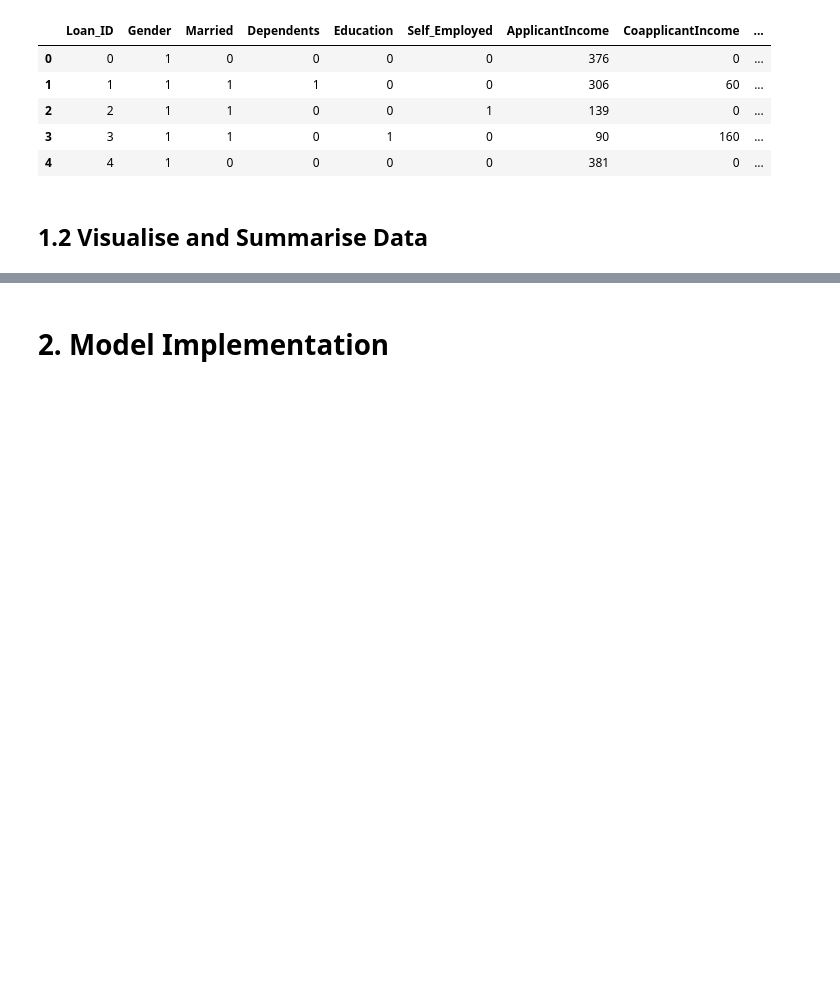
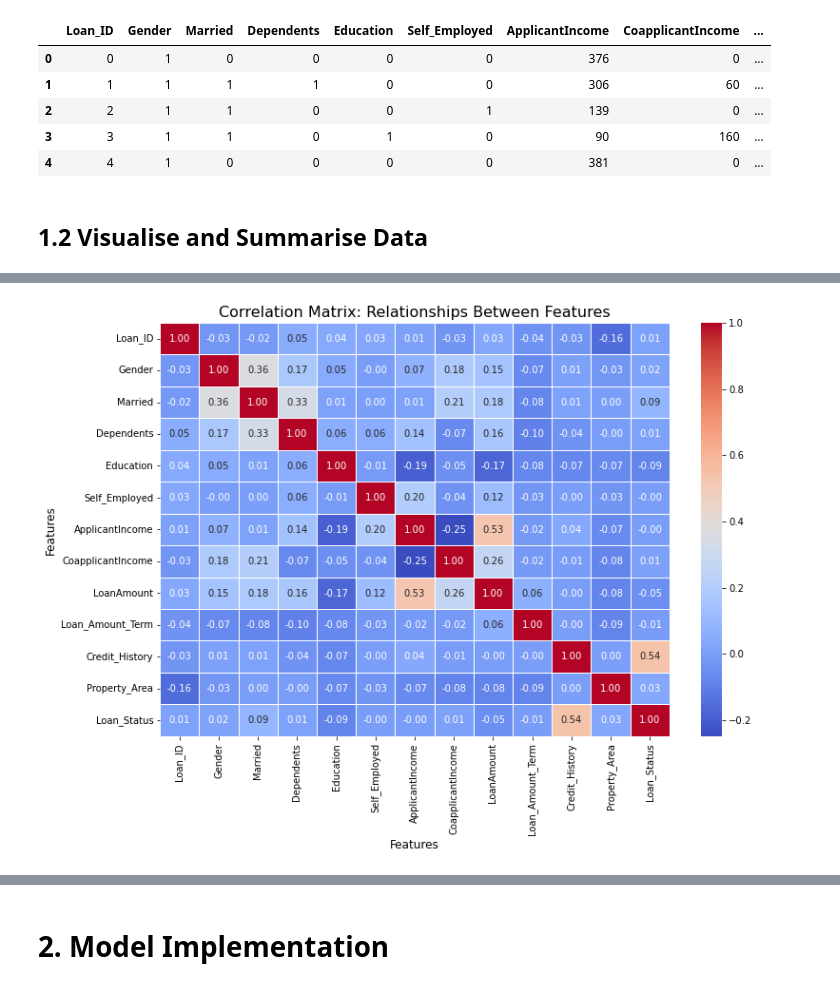
Before and after one commit to Bharanimaran/Msc_Dissertation_Project, a Jupyter notebook: Home_Loan_Sanction_Prediction_Project.ipynb, the cells around one changed output, grey strips where cells are left out. Saved outputs shown, nothing was run; the diff lists cells and outputs as text; code cells hidden in the pictures; blank space fills up the shorter version.

```diff
--- a/Home_Loan_Sanction_Prediction_Project.ipynb
+++ b/Home_Loan_Sanction_Prediction_Project.ipynb
@@ -211,0 +138,95 @@ plt.show()
+# %%
+# Correlation Matrix
+plt.figure(figsize=(12, 8))
+correlation_matrix = data.corr()
+sns.heatmap(correlation_matrix, annot=True, cmap="coolwarm", fmt=".2f", linewidths=0.5)
+plt.title("Correlation Matrix: Relationships Between Features", fontsize=16)
+plt.xlabel("Features", fontsize=12)
+plt.ylabel("Features", fontsize=12)
+plt.show()
+
+# Bar Plot: Education vs. Applicant Income
+education_income = data.groupby('Education')['ApplicantIncome'].mean()
+plt.figure(figsize=(8, 6))
+education_income.plot(kind='bar', color=['lightblue', 'skyblue'])
+plt.title("Education vs. Average Applicant Income", fontsize=16)
+plt.xlabel("Education (0 = Graduate, 1 = Not Graduate)", fontsize=12)
+plt.ylabel("Average Applicant Income ($)", fontsize=12)
+plt.xticks(rotation=0)
+for index, value in enumerate(education_income):
+    plt.text(index, value, f"${value:,.0f}", ha='center', va='bottom', fontsize=10)
+plt.show()
+
+# Bar Plot: Credit History vs. Loan Amount by Loan Status
+credit_history_loan_amount = data.groupby(['Credit_History', 'Loan_Status'])['LoanAmount'].mean().unstack()
+plt.figure(figsize=(12, 8))
+bars = credit_history_loan_amount.plot(kind='bar', color=['red', 'green'], width=0.6, edgecolor='black', figsize=(12, 8))
+plt.title("Credit History vs. Average Loan Amount by Loan Status", fontsize=16)
+plt.xlabel("Credit History (0 = Bad, 1 = Good)", fontsize=12)
+plt.ylabel("Average Loan Amount (£ Thousands)", fontsize=12)
+plt.xticks(ticks=[0, 1], labels=["Bad Credit History (0)", "Good Credit History (1)"], fontsize=12, rotation=0)
+for container in bars.containers:
+    bars.bar_label(container, fmt="£%.2f", fontsize=12, padding=3)
+plt.legend(
+    ["Not Approved", "Approved"],
+    title="Loan Status",
+    loc='upper center',
+    bbox_to_anchor=(0.5, -0.15),
+    ncol=2,
+    fontsize=12
+)
+plt.grid(axis='y', linestyle='--', alpha=0.6)
+plt.tight_layout()
+plt.show()
+
+# Bar Plot: Property Area vs. Applicant Income by Loan Status
+plt.figure(figsize=(10, 6))
+property_income = data.groupby(['Property_Area', 'Loan_Status'])['ApplicantIncome'].mean().unstack()
+property_income.plot(kind='bar', color=['lightcoral', 'lightgreen'], figsize=(10, 6), width=0.8)
+plt.title("Property Area vs. Average Applicant Income by Loan Status", fontsize=16)
+plt.xlabel("Property Area (0 = Rural, 1 = Semiurban, 2 = Urban)", fontsize=12)
+plt.ylabel("Average Applicant Income (£)", fontsize=12)
+plt.xticks(rotation=0)
+for container in plt.gca().containers:
+    plt.bar_label(container, fmt="£%.0f", fontsize=10)
+plt.legend(
+    ["Not Approved", "Approved"],
+    title="Loan Status",
+    loc='upper center',
+    bbox_to_anchor=(0.5, -0.15),
+    ncol=2,
+    fontsize=10
+)
+plt.grid(axis='y', linestyle='--', alpha=0.6)
+plt.tight_layout()
+plt.show()
+
+# Box Plot: Applicant Income by Loan Status
+colors = ['lightblue', 'darkred']
+plt.figure(figsize=(10, 6))
+sns.boxplot(x='Loan_Status', y='ApplicantIncome', data=data, palette=colors)
+plt.title("Loan Status vs. Applicant Income Distribution", fontsize=16)
+plt.xlabel("Loan Status (0 = Not Approved, 1 = Approved)", fontsize=12)
+plt.ylabel("Applicant Income (£)", fontsize=12)
+medians = data.groupby('Loan_Status')['ApplicantIncome'].median()
+for i, median in enumerate(medians):
+    plt.text(i, median, f"£{median:,.0f}", ha='center', va='center', fontsize=10, color='black', bbox=dict(facecolor='white', edgecolor='none'))
+plt.grid(axis='y', linestyle='--', alpha=0.5)
+plt.show()
+
+# Strip Plot: Loan Amount by Loan Status
+plt.figure(figsize=(10, 6))
+sns.stripplot(
+    x='Loan_Status',
+    y='LoanAmount',
+    data=data,
+    jitter=True,
+    palette={0: 'red', 1: 'green'},
+    alpha=0.6)
+plt.title("Loan Status vs. Loan Amount Distribution", fontsize=16)
+plt.xlabel("Loan Status (0 = Not Approved, 1 = Approved)", fontsize=12)
+plt.ylabel("Loan Amount (£ Thousands)", fontsize=12)
+plt.grid(axis='y', linestyle='--', alpha=0.7)
+plt.show()
+# %% [output]
+[figure, added]
```
Also changed, not shown: parts of 18 cells of this notebook.
